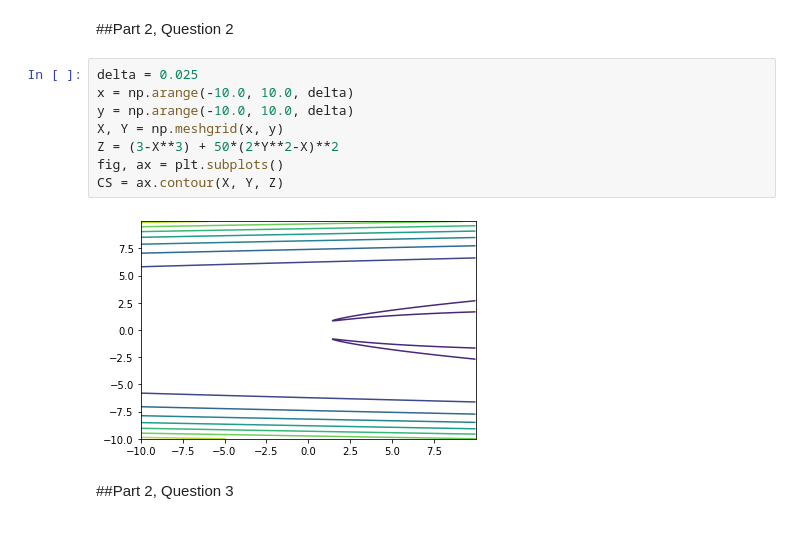
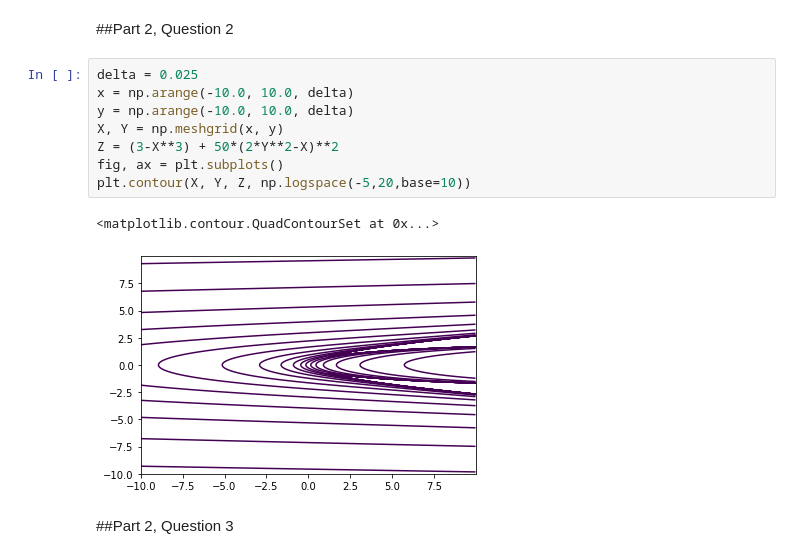
Before and after one commit to kansu-lab/deep_learning_class, a Jupyter notebook: Assignment2.ipynb, the cells around one changed output. Cells and saved outputs as stored; diff of their text form.

```diff
--- a/Assignment2.ipynb
+++ b/Assignment2.ipynb
@@ -79,13 +81,14 @@ df_dy = 800 * y**3 - 400 * x * y
 # %%
 delta = 0.025
 x = np.arange(-10.0, 10.0, delta)
 y = np.arange(-10.0, 10.0, delta)
 X, Y = np.meshgrid(x, y)
 Z = (3-X**3) + 50*(2*Y**2-X)**2
 fig, ax = plt.subplots()
-CS = ax.contour(X, Y, Z)
+plt.contour(X, Y, Z, np.logspace(-5,20,base=10))
 # %% [output]
+<matplotlib.contour.QuadContourSet at 0x...>
-[figure, old version]
+[figure, new version]
 # %% [markdown]
 ##Part 2, Question 3
 # %%
```
Also changed, not shown: parts of 2 cells of this notebook.
